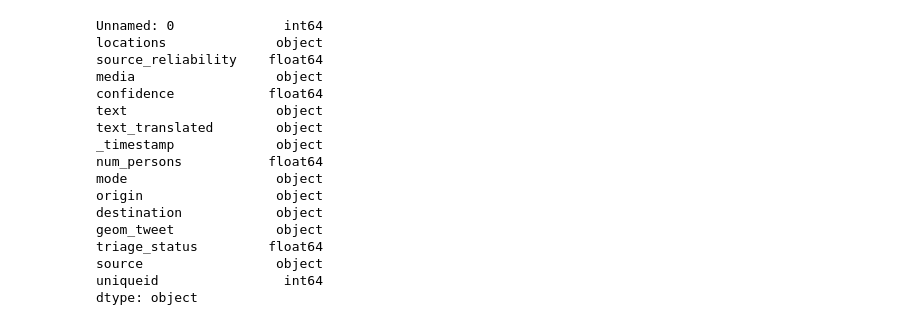
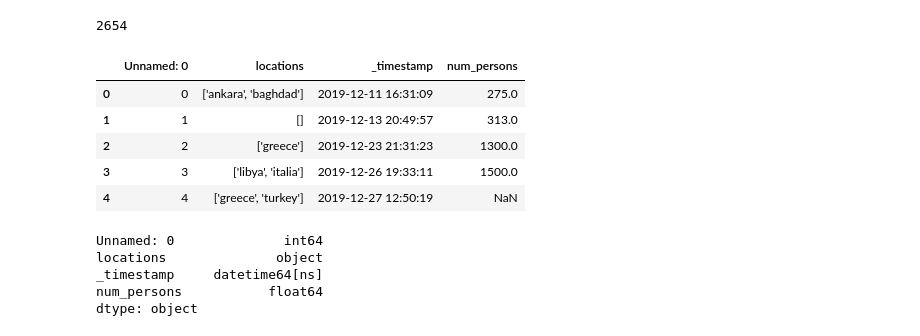
Before and after one commit to Mitsch164/19ws-VisualAnalyticsProject, a Jupyter notebook: 03-social-media.ipynb, the cells around one changed output. Drawn from its saved outputs; the diff is of its cells as text; code cells hidden in the pictures.

```diff
--- a/03-social-media.ipynb
+++ b/03-social-media.ipynb
@@ -22,22 +27,25 @@ data.head()
+# %%
+print(len(data))
+# %% [output]
+2654
+# %%
+#Select neccessary Columns
+data_selected = data[['Unnamed: 0', 'locations','_timestamp','num_persons']].copy()
+data_selected.head()
+# %% [output]
+|  | Unnamed: 0 | locations | _timestamp | num_persons |
+| 0 | 0 | ['ankara', 'baghdad'] | 2019-12-11 16:31:09 | 275.0 |
+| 1 | 1 | [] | 2019-12-13 20:49:57 | 313.0 |
+| 2 | 2 | ['greece'] | 2019-12-23 21:31:23 | 1300.0 |
+| 3 | 3 | ['libya', 'italia'] | 2019-12-26 19:33:11 | 1500.0 |
+| 4 | 4 | ['greece', 'turkey'] | 2019-12-27 12:50:19 | NaN |
 # %%
 #Types
-dataTypeSeries = data.dtypes
+dataTypeSeries = data_selected.dtypes
 print(dataTypeSeries)
 # %% [output]
 Unnamed: 0              int64
 locations              object
-source_reliability    float64
-media                  object
-confidence            float64
-text                   object
-text_translated        object
-_timestamp             object
+_timestamp     datetime64[ns]
 num_persons           float64
-mode                   object
-origin                 object
-destination            object
-geom_tweet             object
-triage_status         float64
-source                 object
-uniqueid                int64
 dtype: object
```
Also changed, not shown: parts of 12 cells of this notebook.
